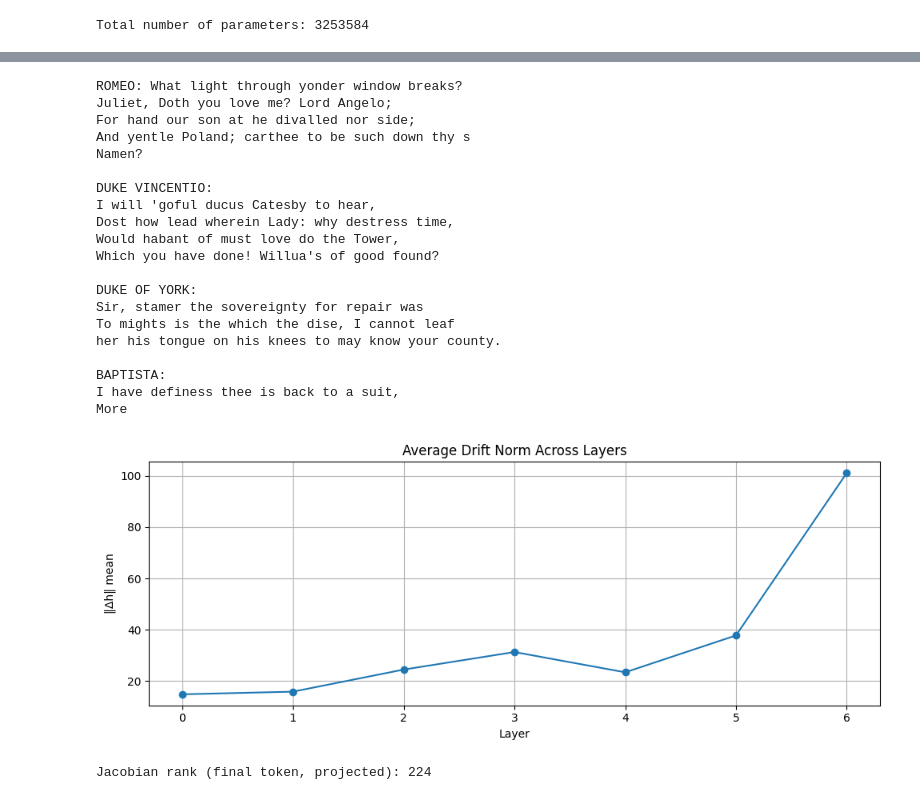
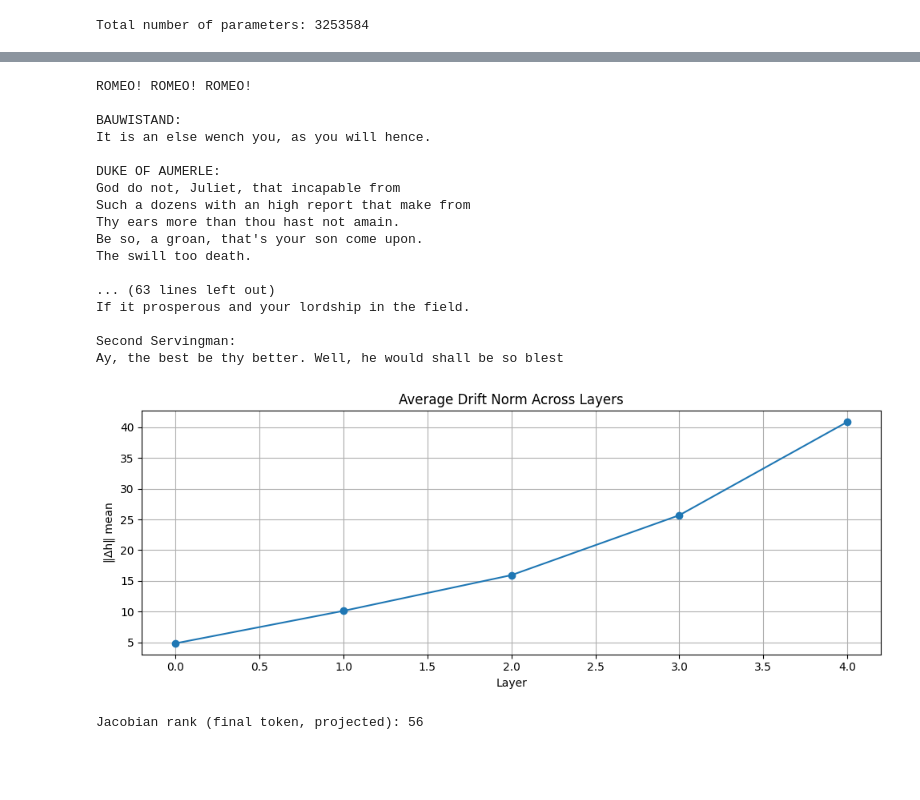
Before and after one commit to falseywinchnet/PyITD, a Jupyter notebook: MachineIntelligence.ipynb, the cells around one changed output, grey strips where cells are left out. Saved outputs shown, nothing was run; the diff lists cells and outputs as text; code cells hidden in the pictures; blank space fills up the shorter version.

```diff
--- a/MachineIntelligence.ipynb
+++ b/MachineIntelligence.ipynb
@@ -804,42 +872,39 @@ with open("./babylm_char_tokenized/meta.pkl", "rb") as f:
 stoi = meta["stoi"]
 itos = meta["itos"]
 
-prompt = "ROMEO: What light through yonder window breaks?\nJuliet, Doth you love me?"
+prompt = "ROMEO! ROMEO! ROMEO!"
 generated = decode_sequence_char(
     model=model,
     stoi=stoi,
     itos=itos,
     prompt=prompt,
-    max_new_tokens=512,
+    max_new_tokens=2048,
     block_size=1024,
     use_fenchel=False,
     tau=1.5,
     fenchel_iters=2,
-    temperature=1.0
+    temperature=0.8
 )
 
 print(generated)
 # %% [output]
-ROMEO: What light through yonder window breaks?
-Juliet, Doth you love me? Lord Angelo;
-For hand our son at he divalled nor side;
-And yentle Poland; carthee to be such down thy s
-Namen?
+ROMEO! ROMEO! ROMEO!
 
-DUKE VINCENTIO:
-I will 'goful ducus Catesby to hear,
-Dost how lead wherein Lady: why destress time,
-Would habant of must love do the Tower,
-Which you have done! Willua's of good found?
+BAUWISTAND:
+It is an else wench you, as you will hence.
 
-DUKE OF YORK:
-Sir, stamer the sovereignty for repair was
-To mights is the which the dise, I cannot leaf
-her his tongue on his knees to may know your county.
+DUKE OF AUMERLE:
+God do not, Juliet, that incapable from
+Such a dozens with an high report that make from
+Thy ears more than thou hast not amain.
+Be so, a groan, that's your son come upon.
+The swill too death.
 
-BAPTISTA:
-I have definess thee is back to a suit,
-More
+... (63 lines left out)
+If it prosperous and your lordship in the field.
+
+Second Servingman:
+Ay, the best be thy better. Well, he would shall be so blest
 # %%
 import torch
 import numpy as np
@@ -893,7 +958,7 @@ def compute_drift_trajectories(model, idx, pad_token_id=None):
     # token + pos emb
     pos = torch.arange(0, tok.size(1), dtype=torch.long, device=device)
     pos_emb = model.transformer.wpe(pos)  # [T_all, C]
-    tok_emb = torch.cat([model.transformer.wte[i](tok) for i in range(model.n_head)], dim=-1)
+    tok_emb = model.transformer.wte(tok)
     x = model.transformer.drop(tok_emb + pos_emb)  # [B, T_all, C]
 
     layers = []
@@ -928,14 +993,13 @@ def compute_jacobian_rank(model, idx, projection_dim=324, pad_token_id=None):
     # embeddings with grad
     pos = torch.arange(0, tok.size(1), dtype=torch.long, device=device)
     pos_emb = model.transformer.wpe(pos)  # [T_all, C]
-    tok_emb = torch.cat([model.transformer.wte[i](tok) for i in range(model.n_head)], dim=-1)
+    tok_emb = model.transformer.wte(tok)
     emb = (tok_emb + pos_emb).requires_grad_(True)
 
     def forward_emb(emb_input):
         x = model.transformer.drop(emb_input)
         for block in model.transformer.h:
             x = block(x)             # time shrinks each block
-        x = model.transformer.ln_f(x)
         logits = model.lm_head(x)    # [B, T_out, V]
         return logits[:, -1, :projection_dim]  # final token after shrink, projected
 
@@ -947,35 +1011,35 @@ def compute_jacobian_rank(model, idx, projection_dim=324, pad_token_id=None):
         gi = grad(output, emb, grad_outputs=go, retain_graph=True)[0]  # [B, T_all, C]
         jac_rows.append(gi[:, -1, :].detach().cpu().numpy().squeeze()) # grad w.r.t. last input step
     J = np.stack(jac_rows, axis=0)     # [P, C]
     return int(np.linalg.matrix_rank(J))
 
 def plot_drift(drift_norms):
     """
     Plot average drift norm per layer.
     """
     plt.figure(figsize=(10, 4))
     plt.plot([np.mean(d) for d in drift_norms], marker='o')
     plt.title("Average Drift Norm Across Layers")
     plt.xlabel("Layer")
     plt.ylabel("‖Δh‖ mean")
     plt.grid(True)
     plt.tight_layout()
     plt.show()
 
 device = torch.device("cuda" if torch.cuda.is_available() else "cpu")
 
 # Example usage
 input_ids = torch.randint(0, model.config.vocab_size, (1, model.config.block_size)).to(device)
 
 jac_rank = compute_jacobian_rank(model, input_ids)
 
 drift_norms = compute_drift_trajectories(model, input_ids)
 plot_drift(drift_norms)
 
 print("Jacobian rank (final token, projected):", jac_rank)
 # %% [output]
-[figure, old version]
+[figure, new version]
-Jacobian rank (final token, projected): 224
+Jacobian rank (final token, projected): 56
 # %%
 import torch
 import numpy as np
```
Also changed, not shown: parts of 8 cells of this notebook.
